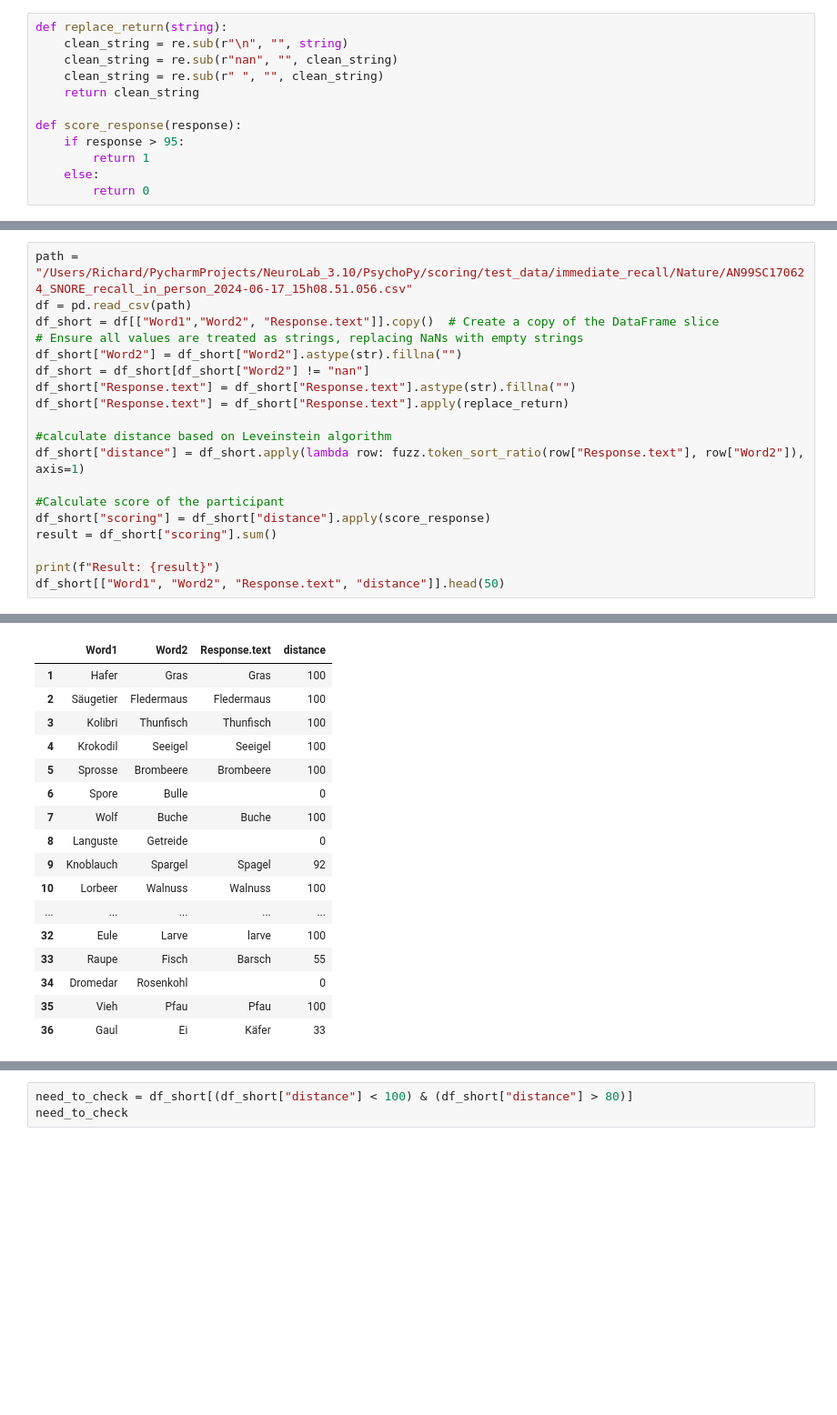
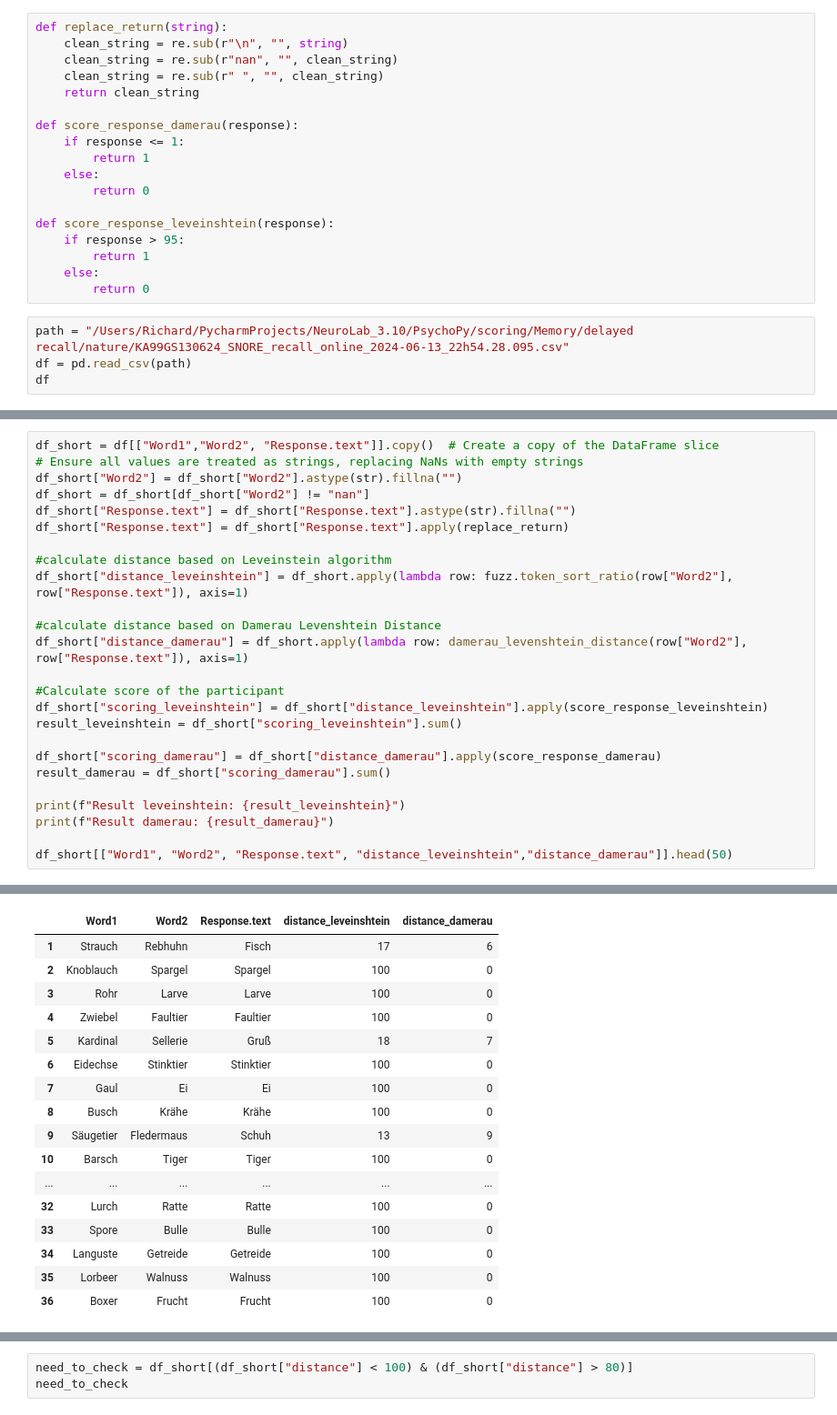
Before and after one commit to AlfredSwitchog/NeuroLab_3.10, a Jupyter notebook: PsychoPy/scoring/SNORE_scoring.ipynb, the cells around one changed output, grey strips where cells are left out. Shown at 91% size. Cells and saved outputs as stored; diff of their text form; blank space fills up the shorter version.

Commit message:
Test Scoring algo

```diff
--- a/PsychoPy/scoring/SNORE_scoring.ipynb
+++ b/PsychoPy/scoring/SNORE_scoring.ipynb
@@ -11,8 +12,18 @@ def replace_return(string):
     clean_string = re.sub(r" ", "", clean_string)
     return clean_string
 
-def score_response(response):
+def score_response_damerau(response):
+    if response <= 1:
+        return 1
+    else:
+        return 0
+
+def score_response_leveinshtein(response):
     if response > 95:
         return 1
     else:
         return 0
+# %%
+path = "/Users/Richard/PycharmProjects/NeuroLab_3.10/PsychoPy/scoring/Memory/delayed recall/nature/KA99GS130624_SNORE_recall_online_2024-06-13_22h54.28.095.csv"
+df = pd.read_csv(path)
+df
@@ -19,6 +49,4 @@ def score_response(response):
 # %%
-path = "/Users/Richard/PycharmProjects/NeuroLab_3.10/PsychoPy/scoring/test_data/immediate_recall/Nature/AN99SC170624_SNORE_recall_in_person_2024-06-17_15h08.51.056.csv"
-df = pd.read_csv(path)
 df_short = df[["Word1","Word2", "Response.text"]].copy()  # Create a copy of the DataFrame slice
 # Ensure all values are treated as strings, replacing NaNs with empty strings
 df_short["Word2"] = df_short["Word2"].astype(str).fillna("")
@@ -27,12 +55,20 @@ df_short["Response.text"] = df_short["Response.text"].astype(str).fillna("")
 df_short["Response.text"] = df_short["Response.text"].apply(replace_return)
 
 #calculate distance based on Leveinstein algorithm
-df_short["distance"] = df_short.apply(lambda row: fuzz.token_sort_ratio(row["Response.text"], row["Word2"]), axis=1)
+df_short["distance_leveinshtein"] = df_short.apply(lambda row: fuzz.token_sort_ratio(row["Word2"], row["Response.text"]), axis=1)
+
+#calculate distance based on Damerau Levenshtein Distance
+df_short["distance_damerau"] = df_short.apply(lambda row: damerau_levenshtein_distance(row["Word2"], row["Response.text"]), axis=1)
 
 #Calculate score of the participant
-df_short["scoring"] = df_short["distance"].apply(score_response)
-result = df_short["scoring"].sum()
+df_short["scoring_leveinshtein"] = df_short["distance_leveinshtein"].apply(score_response_leveinshtein)
+result_leveinshtein = df_short["scoring_leveinshtein"].sum()
 
-print(f"Result: {result}")
-df_short[["Word1", "Word2", "Response.text", "distance"]].head(50)
+df_short["scoring_damerau"] = df_short["distance_damerau"].apply(score_response_damerau)
+result_damerau = df_short["scoring_damerau"].sum()
+
+print(f"Result leveinshtein: {result_leveinshtein}")
+print(f"Result damerau: {result_damerau}")
+
+df_short[["Word1", "Word2", "Response.text", "distance_leveinshtein","distance_damerau"]].head(50)
 # %% [output]
@@ -40,17 +77,17 @@ Result: 23
-|  | Word1 | Word2 | Response.text | distance |
-| 1 | Hafer | Gras | Gras | 100 |
-| 2 | Säugetier | Fledermaus | Fledermaus | 100 |
-| 3 | Kolibri | Thunfisch | Thunfisch | 100 |
-| 4 | Krokodil | Seeigel | Seeigel | 100 |
-| 5 | Sprosse | Brombeere | Brombeere | 100 |
-| 6 | Spore | Bulle |  | 0 |
-| 7 | Wolf | Buche | Buche | 100 |
-| 8 | Languste | Getreide |  | 0 |
-| 9 | Knoblauch | Spargel | Spagel | 92 |
-| 10 | Lorbeer | Walnuss | Walnuss | 100 |
-| ... | ... | ... | ... | ... |
-| 32 | Eule | Larve | larve | 100 |
-| 33 | Raupe | Fisch | Barsch | 55 |
-| 34 | Dromedar | Rosenkohl |  | 0 |
-| 35 | Vieh | Pfau | Pfau | 100 |
-| 36 | Gaul | Ei | Käfer | 33 |
+|  | Word1 | Word2 | Response.text | distance_leveinshtein | distance_damerau |
+| 1 | Strauch | Rebhuhn | Fisch | 17 | 6 |
+| 2 | Knoblauch | Spargel | Spargel | 100 | 0 |
+| 3 | Rohr | Larve | Larve | 100 | 0 |
+| 4 | Zwiebel | Faultier | Faultier | 100 | 0 |
+| 5 | Kardinal | Sellerie | Gruß | 18 | 7 |
+| 6 | Eidechse | Stinktier | Stinktier | 100 | 0 |
+| 7 | Gaul | Ei | Ei | 100 | 0 |
+| 8 | Busch | Krähe | Krähe | 100 | 0 |
+| 9 | Säugetier | Fledermaus | Schuh | 13 | 9 |
+| 10 | Barsch | Tiger | Tiger | 100 | 0 |
+| ... | ... | ... | ... | ... | ... |
+| 32 | Lurch | Ratte | Ratte | 100 | 0 |
+| 33 | Spore | Bulle | Bulle | 100 | 0 |
+| 34 | Languste | Getreide | Getreide | 100 | 0 |
+| 35 | Lorbeer | Walnuss | Walnuss | 100 | 0 |
+| 36 | Boxer | Frucht | Frucht | 100 | 0 |
```
Also changed, not shown: parts of 8 cells of this notebook, 23 other files.
